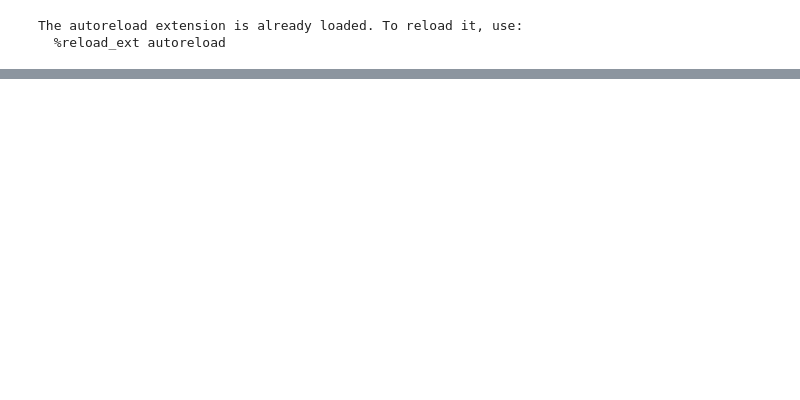
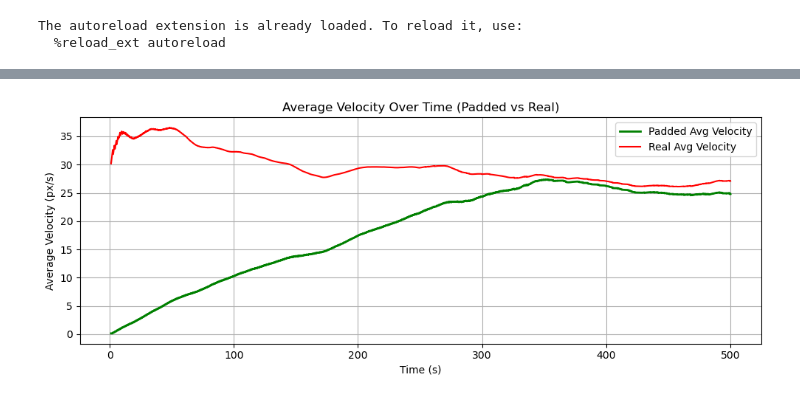
Before and after one commit to yuval-levi-046/PROM-Physical-Simulation, a Jupyter notebook: simulator.ipynb, the cells around one changed output, grey strips where cells are left out. Saved outputs shown, nothing was run; the diff lists cells and outputs as text; code cells hidden in the pictures; blank space fills up the shorter version.

```diff
--- a/simulator.ipynb
+++ b/simulator.ipynb
@@ -60,0 +153,6 @@ plt.show()
+# %%
+for _ in range(int(system.final_time / system.dt)):
+    controller.control(system.dt)
+    system.update(logger=logger)
+
+df = logger.to_dataframe()
@@ -60,0 +177,27 @@ plt.show()
+# %%
+N_total = system.index + 1
+
+plt.figure(figsize=(10, 4))
+
+grouped = df.groupby("time").agg(
+    total_velocity=("velocity", "sum"),
+    active_cars=("car_id", "nunique")
+)
+
+if N_total is not None:
+    grouped["padded_avg_velocity"] = grouped["total_velocity"] / N_total
+    plt.plot(grouped.index, grouped["padded_avg_velocity"], label="Padded Avg Velocity", color='green', linewidth=2)
+
+
+grouped["real_avg_velocity"] = grouped["total_velocity"] / grouped["active_cars"]
+
+plt.plot(grouped.index, grouped["real_avg_velocity"], label="Real Avg Velocity", color='red')
+plt.xlabel("Time (s)")
+plt.ylabel("Average Velocity (px/s)")
+plt.title("Average Velocity Over Time (Padded vs Real)")
+plt.grid(True)
+plt.legend()
+plt.tight_layout()
+plt.show()
+# %% [output]
+[figure, added]
```
Also changed, not shown: parts of 13 cells of this notebook, 13 other files.
